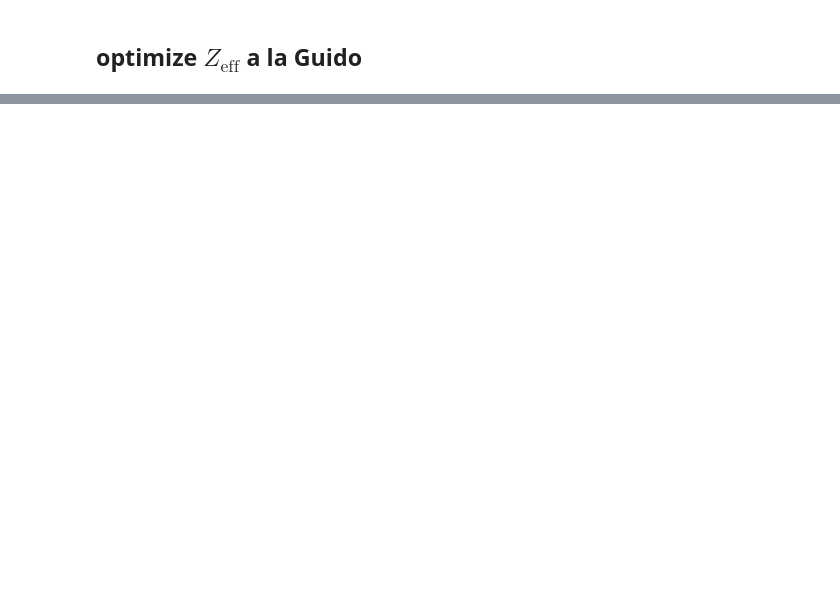
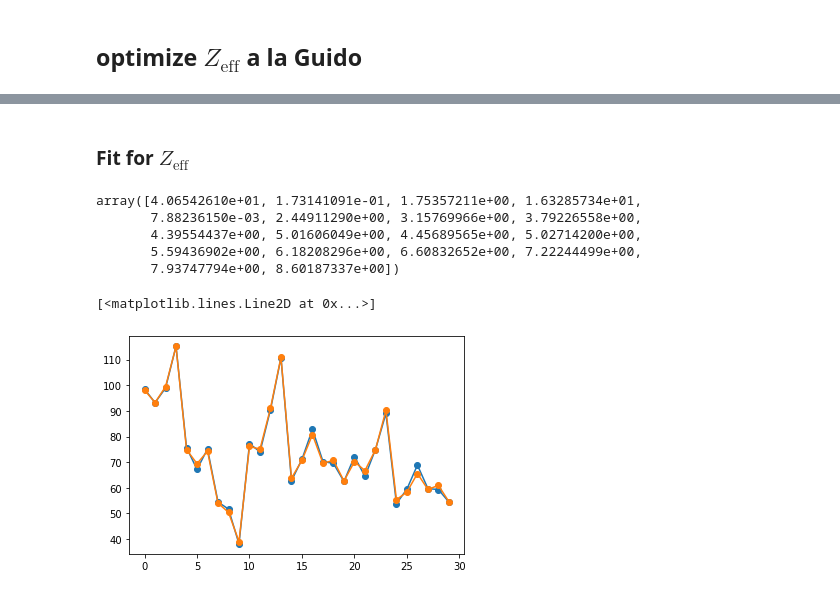
Before and after one commit to ferchault/APDFT, a Jupyter notebook: prototyping/atomic_energies/analysis/bonding_trends/effective_core_charge.ipynb, the cells around one changed output, grey strips where cells are left out. Drawn from its saved outputs; the diff is of its cells as text; code cells hidden in the pictures; blank space fills up the shorter version.

```diff
--- a/prototyping/atomic_energies/analysis/bonding_trends/effective_core_charge.ipynb
+++ b/prototyping/atomic_energies/analysis/bonding_trends/effective_core_charge.ipynb
@@ -450,0 +410,20 @@ b.xdata[:,2] = dist_exact/Bohr
+# %%
+n_core = [2,2,2,2,10, 10, 10, 10, 28, 28, 28, 28]
+n_val = [4, 5, 6, 7, 4, 5, 6, 7, 4, 5, 6, 7]
+# def z_eff_fit(*args):
+#     nc, nv = args[0]
+#     bprime, q, p = args[1:]
+#     return(bprime*(p*nc + q*nv))
+
+def z_eff_fit(*args):
+    nc, nv = args[0]
+    q, p = args[1:]
+    return((p*nc + q*nv))
+
+from scipy.optimize import curve_fit
+
+xdata = np.array([n_core, n_val])
+param, qof = curve_fit(f=z_eff_fit,xdata=xdata, ydata=b_flexi_zeff.params[0][6:], p0=[1,1])
+# %%
+args = (xdata, *param)
+# args = (xdata, 0.1944911 , 0.19331392)
@@ -450,0 +443,2 @@ b.xdata[:,2] = dist_exact/Bohr
+# %% [markdown]
+### Fit for $Z_\text{eff}$
@@ -450,0 +492,22 @@ b.xdata[:,2] = dist_exact/Bohr
+# %%
+def key2(x):
+    pattern_list = ['CC', 'CN', 'CO', 'CF', 'NN', 'NO', 'NF', 'OO', 'OF', 'FF']
+    for i, p in enumerate(pattern_list):
+        if p in x:
+            return(i)
+def key3(x):
+    pattern_list = ['SiSi', 'SiP','SiS','SiCl','PP','PS','PCl','SS','SCl','ClCl',]
+    for i, p in enumerate(pattern_list):
+        if p in x:
+            return(i)
+def key4(x):
+    pattern_list = ['[GeH3][GeH3]', '[GeH3][AsH2]', '[GeH3][SeH]', '[GeH3]Br', '[AsH2][AsH2]', '[AsH2][SeH]', '[AsH2]Br', '[SeH][SeH]', '[SeH]Br', 'BrBr']
+    for i, p in enumerate(pattern_list):
+        if p in x:
+            return(i)
+
+dist_exact2 = bt.get_distances('/data/sahre/projects/atomic-energies/data/bonding_trends/pbe0_data/row_2/diatomics_single/*_opt.xyz', key2)
+dist_exact3 = bt.get_distances('/data/sahre/projects/atomic-energies/data/bonding_trends/pbe0_data/row_3/diatomics_single/*_opt.xyz', key3)
+dist_exact4 = bt.get_distances('/data/sahre/projects/atomic-energies/data/bonding_trends/pbe0_data/row_4/diatomics_single/*_opt.xyz', key4)
+dist_exact = np.concatenate((dist_exact2, dist_exact3, dist_exact4))
+dist_exact = np.reshape(dist_exact, (1,30))
@@ -450,0 +557,14 @@ b.xdata[:,2] = dist_exact/Bohr
+# %%
+b_flexi_zeff.params[0]
+# %% [output]
+array([4.06542610e+01, 1.73141091e-01, 1.75357211e+00, 1.63285734e+01,
+       7.88236150e-03, 2.44911290e+00, 3.15769966e+00, 3.79226558e+00,
+       4.39554437e+00, 5.01606049e+00, 4.45689565e+00, 5.02714200e+00,
+       5.59436902e+00, 6.18208296e+00, 6.60832652e+00, 7.22244499e+00,
+       7.93747794e+00, 8.60187337e+00])
+# %%
+plt.plot(b_flexi_zeff.bde, '-o')
+plt.plot(b_flexi_zeff.bde_fitted, '-o')
+# %% [output]
+[<matplotlib.lines.Line2D at 0x...>]
+[figure, added]
```
Also changed, not shown: parts of 70 cells of this notebook, 5 other files.
